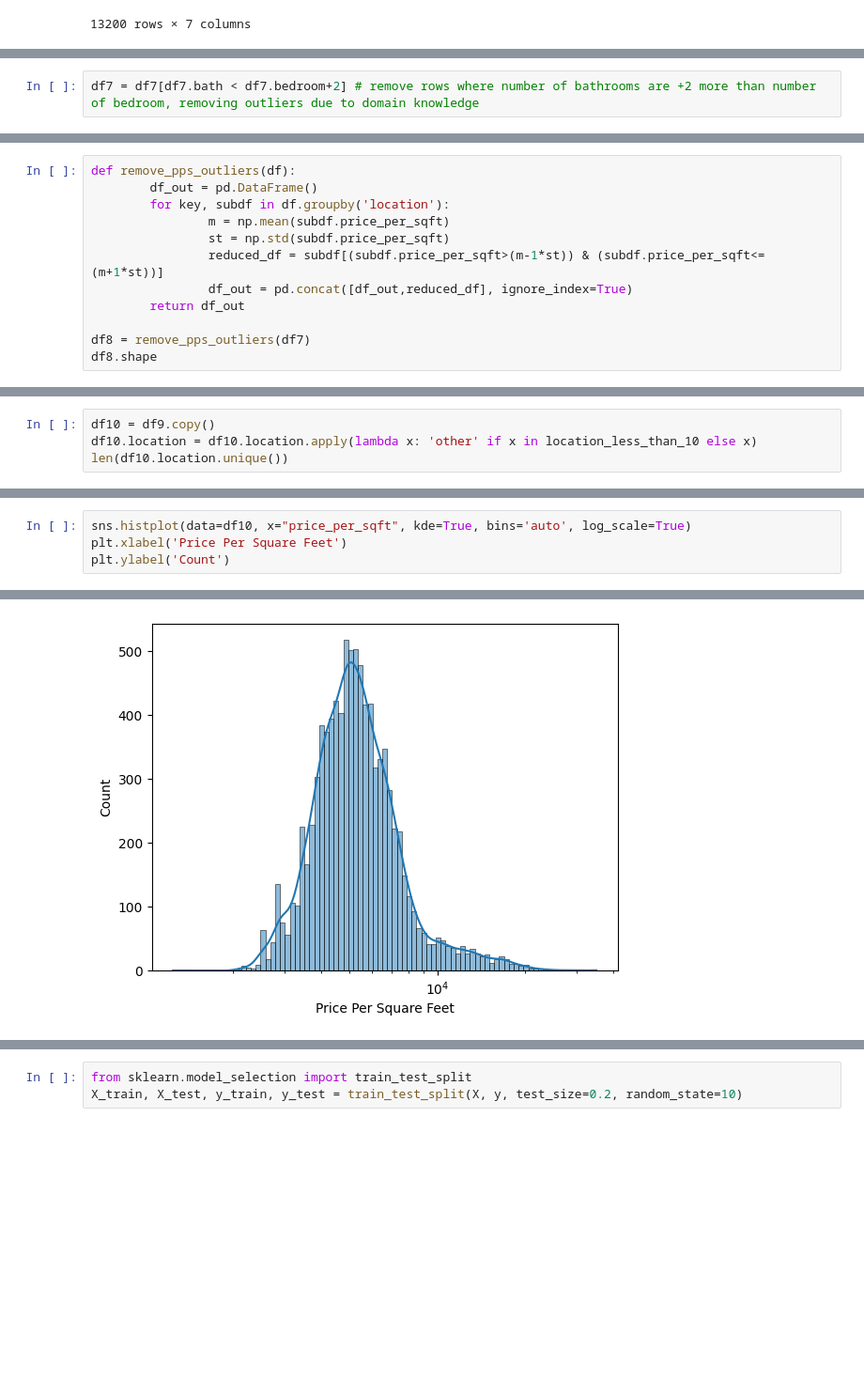
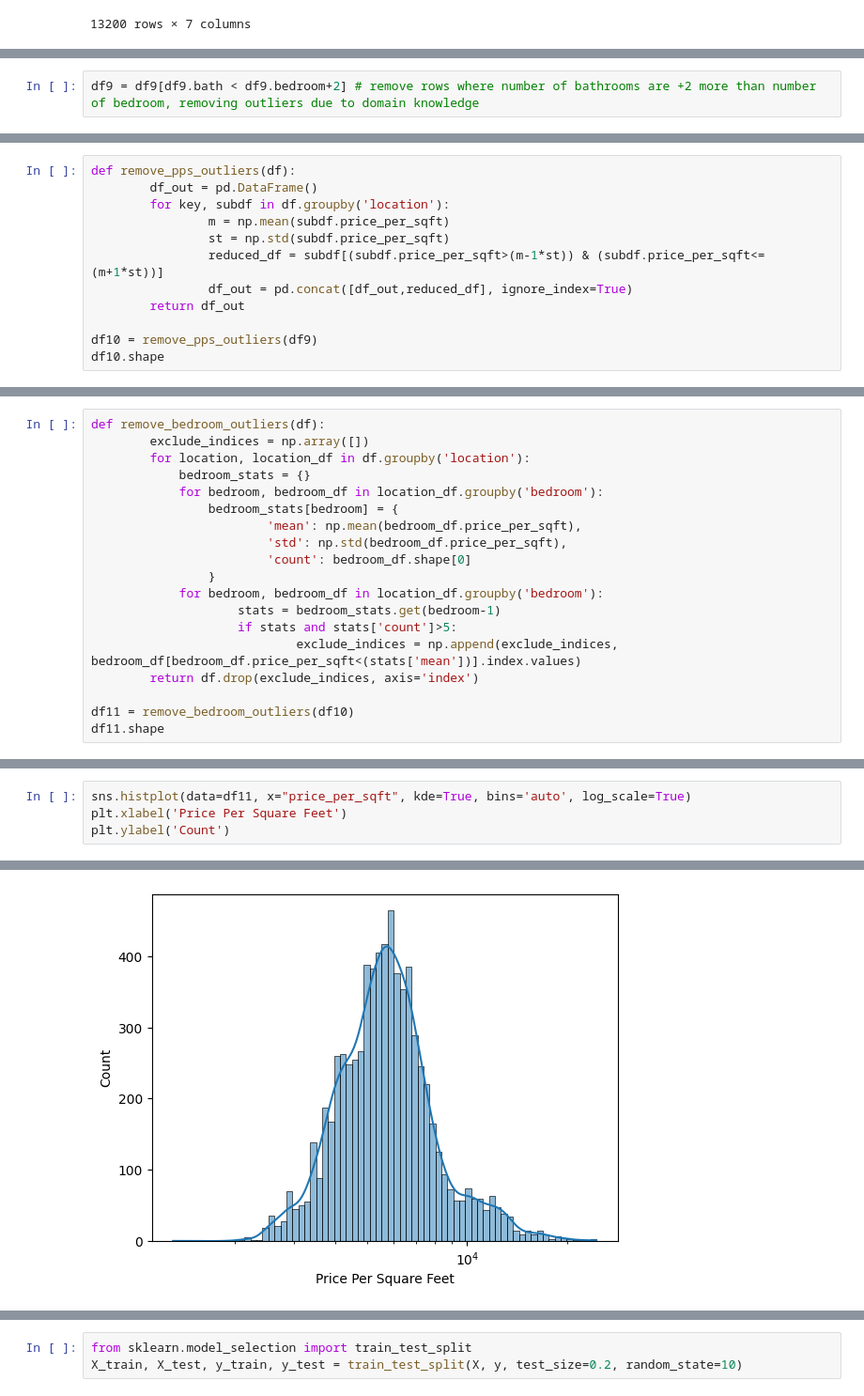
Before and after one commit to evgeniosk94/General-Python-Exercises, a Jupyter notebook: House price prediction project/notebooks/01_eda_cleaning.ipynb, the cells around one changed output, grey strips where cells are left out. Shown at 94% size. Cells and saved outputs as stored; diff of their text form; blank space fills up the shorter version.

Commit message:
Data science project major change 1. Split the initial jupyter notebook

```diff
--- a/Data Science Roadmap for Beginners/ML & Data Science Project.ipynb
+++ b/House price prediction project/notebooks/01_eda_cleaning.ipynb
@@ -346,4 +439,4 @@ df7
 | 13319 | Doddathoguru | 550.0 | 1.0 | 1.0 | 17.00 | 1 | 3090.909091 |
 12456 rows × 7 columns
 # %%
-df7 = df7[df7.bath < df7.bedroom+2] # remove rows where number of bathrooms are +2 more than number of bedroom, removing outliers due to domain knowledge
+df9 = df9[df9.bath < df9.bedroom+2] # remove rows where number of bathrooms are +2 more than number of bedroom, removing outliers due to domain knowledge
@@ -357,6 +454,6 @@ def remove_pps_outliers(df):
                 df_out = pd.concat([df_out,reduced_df], ignore_index=True)
         return df_out
 
-df8 = remove_pps_outliers(df7)
-df8.shape
+df10 = remove_pps_outliers(df9)
+df10.shape
 # %% [output]
@@ -424,4 +464,0 @@ Name: location, Length: 582, dtype: int64
-# %%
-df10 = df9.copy()
-df10.location = df10.location.apply(lambda x: 'other' if x in location_less_than_10 else x)
-len(df10.location.unique())
@@ -429,0 +465,19 @@ len(df10.location.unique())
+# %%
+def remove_bedroom_outliers(df):
+        exclude_indices = np.array([])
+        for location, location_df in df.groupby('location'):
+            bedroom_stats = {}
+            for bedroom, bedroom_df in location_df.groupby('bedroom'):
+                bedroom_stats[bedroom] = {
+                        'mean': np.mean(bedroom_df.price_per_sqft),
+                        'std': np.std(bedroom_df.price_per_sqft),
+                        'count': bedroom_df.shape[0]
+                }
+            for bedroom, bedroom_df in location_df.groupby('bedroom'):
+                    stats = bedroom_stats.get(bedroom-1)
+                    if stats and stats['count']>5:
+                            exclude_indices = np.append(exclude_indices, bedroom_df[bedroom_df.price_per_sqft<(stats['mean'])].index.values)
+        return df.drop(exclude_indices, axis='index')
+
+df11 = remove_bedroom_outliers(df10)
+df11.shape
@@ -511,8 +571,8 @@ df10.shape
 # %%
-sns.histplot(data=df10, x="price_per_sqft", kde=True, bins='auto', log_scale=True)
+sns.histplot(data=df11, x="price_per_sqft", kde=True, bins='auto', log_scale=True)
 plt.xlabel('Price Per Square Feet')
 plt.ylabel('Count')
 # %% [output]
 Text(0, 0.5, 'Count')
-[figure, old version]
+[figure, new version]
 # %%
```
Also changed, not shown: parts of 58 cells of this notebook, 3 other files.
